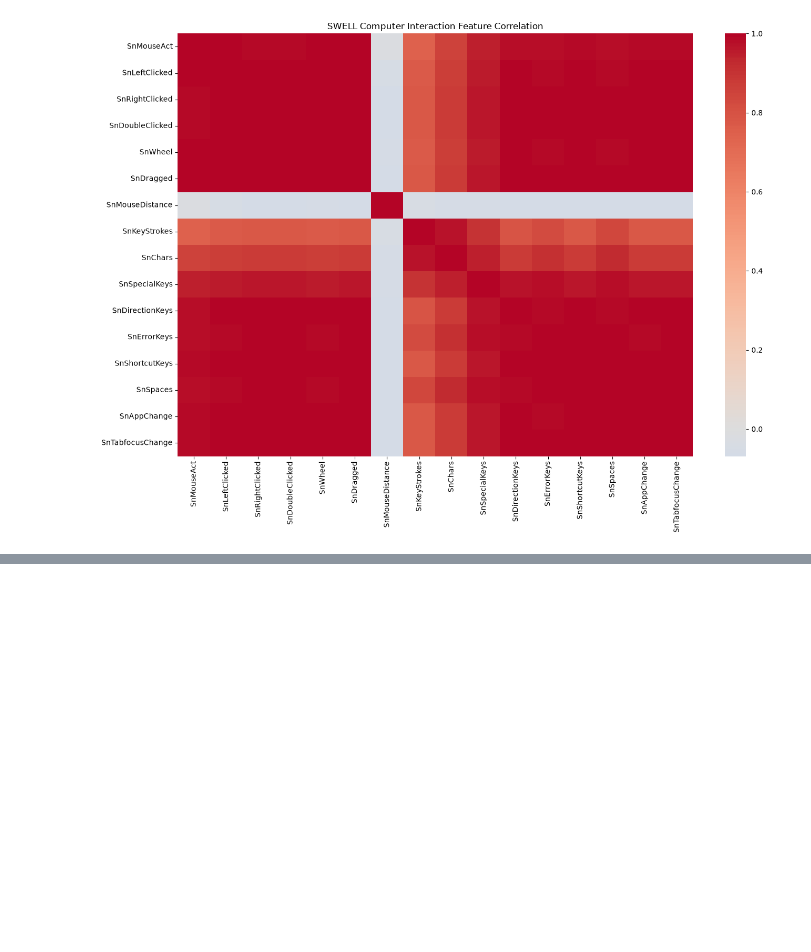
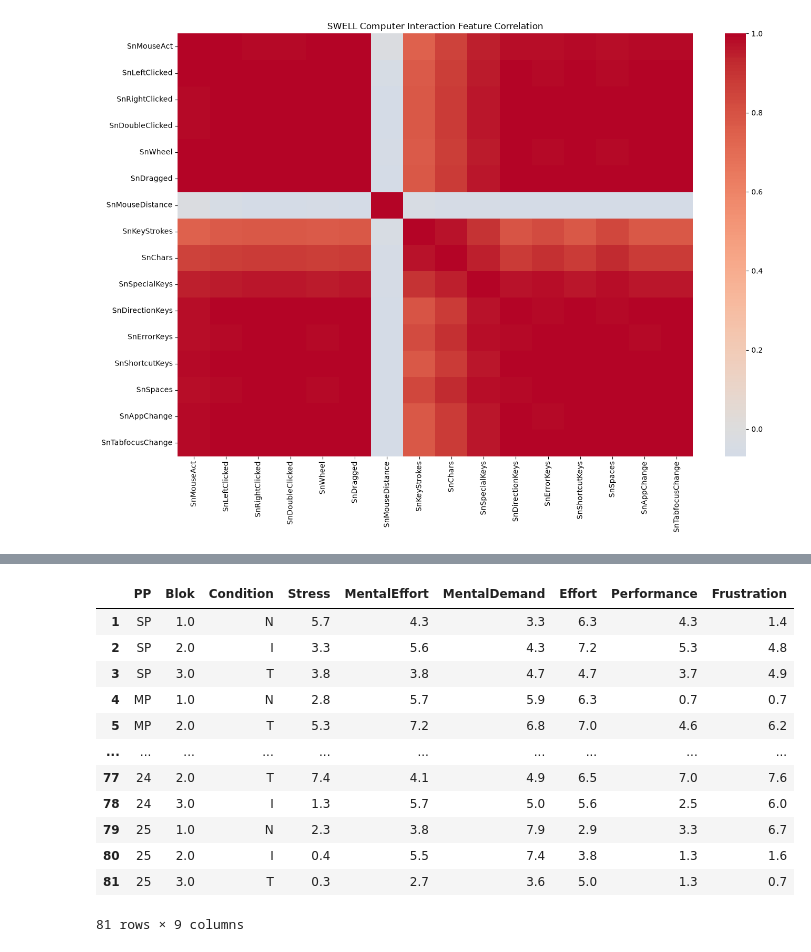
Before and after one commit to Drag0nop/NeuroSync, a Jupyter notebook: experiments/notebooks/03_dataset_exploration.ipynb, the cells around one changed output, grey strips where cells are left out. Drawn from its saved outputs; the diff is of its cells as text; code cells hidden in the pictures; blank space fills up the shorter version.

```diff
--- a/experiments/notebooks/03_dataset_exploration.ipynb
+++ b/experiments/notebooks/03_dataset_exploration.ipynb
@@ -1095,0 +1556,34 @@ Computer feature columns:
+# %%
+valid_questionnaire = questionnaire_block[
+    questionnaire_block["PP"].notna()
+].copy()
+
+display(
+    valid_questionnaire[
+        [
+            "PP",
+            "Blok",
+            "Condition",
+            "Stress",
+            "MentalEffort",
+            "MentalDemand",
+            "Effort",
+            "Performance",
+            "Frustration"
+        ]
+    ]
+)
+# %% [output]
+|  | PP | Blok | Condition | Stress | MentalEffort | MentalDemand | Effort | Performance | Frustration |
+| 1 | SP | 1.0 | N | 5.7 | 4.3 | 3.3 | 6.3 | 4.3 | 1.4 |
+| 2 | SP | 2.0 | I | 3.3 | 5.6 | 4.3 | 7.2 | 5.3 | 4.8 |
+| 3 | SP | 3.0 | T | 3.8 | 3.8 | 4.7 | 4.7 | 3.7 | 4.9 |
+| 4 | MP | 1.0 | N | 2.8 | 5.7 | 5.9 | 6.3 | 0.7 | 0.7 |
+| 5 | MP | 2.0 | T | 5.3 | 7.2 | 6.8 | 7.0 | 4.6 | 6.2 |
+| ... | ... | ... | ... | ... | ... | ... | ... | ... | ... |
+| 77 | 24 | 2.0 | T | 7.4 | 4.1 | 4.9 | 6.5 | 7.0 | 7.6 |
+| 78 | 24 | 3.0 | I | 1.3 | 5.7 | 5.0 | 5.6 | 2.5 | 6.0 |
+| 79 | 25 | 1.0 | N | 2.3 | 3.8 | 7.9 | 2.9 | 3.3 | 6.7 |
+| 80 | 25 | 2.0 | I | 0.4 | 5.5 | 7.4 | 3.8 | 1.3 | 1.6 |
+| 81 | 25 | 3.0 | T | 0.3 | 2.7 | 3.6 | 5.0 | 1.3 | 0.7 |
+81 rows × 9 columns
```
Also changed, not shown: parts of 17 cells of this notebook.
